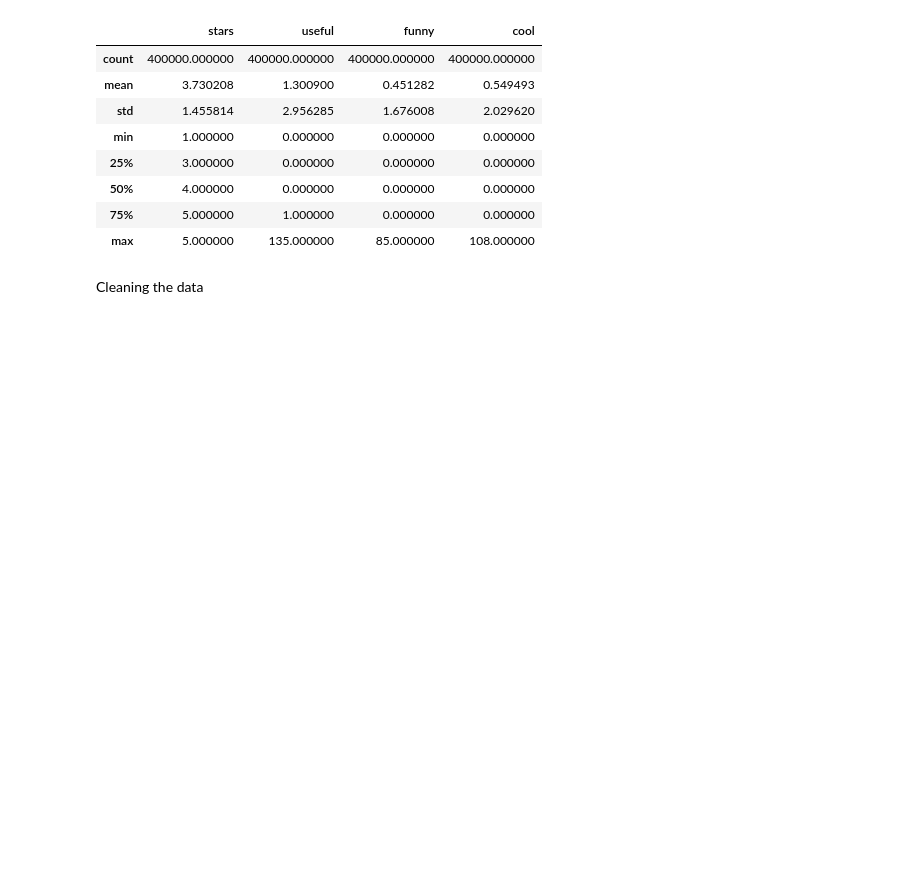
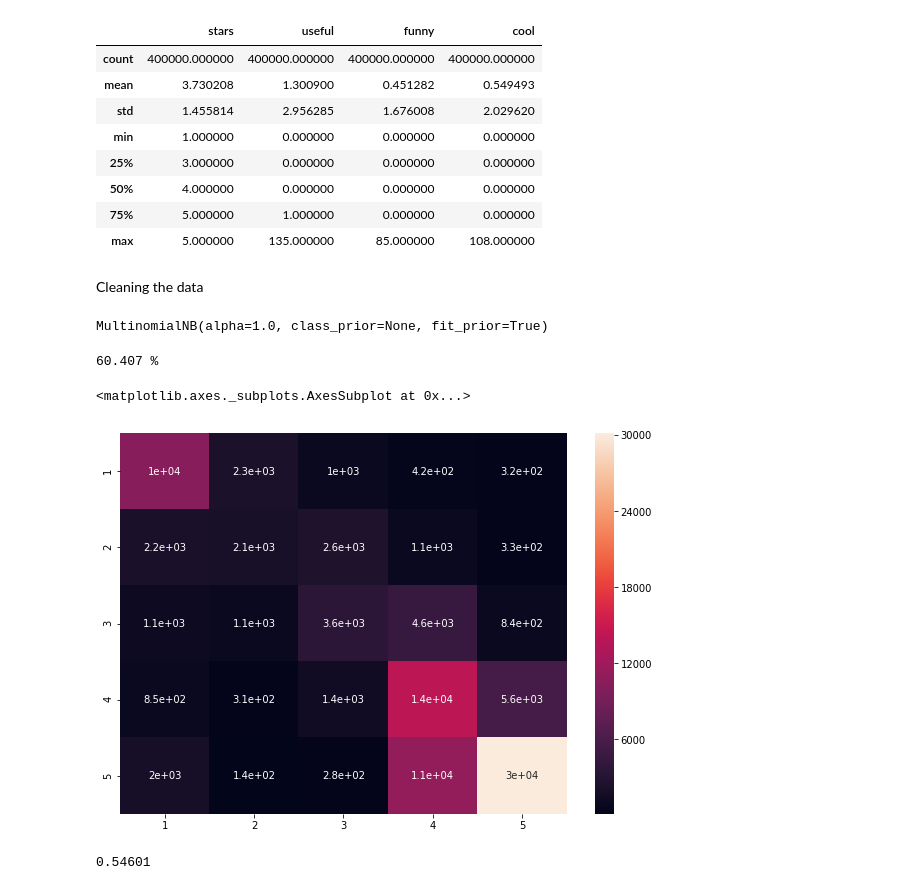
Before and after one commit to Giacky/NLPProject, a Jupyter notebook: Main.ipynb, the cells around one changed output. Cells and saved outputs as stored; diff of their text form; code cells hidden in the pictures; blank space fills up the shorter version.

```diff
--- a/Main.ipynb
+++ b/Main.ipynb
@@ -98,7 +99,35 @@ train = df_train['text'].values
 test = df_test['text'].values
 
 vectorizer = CountVectorizer()
-vectorizer.fit_transform(train)
+trainVecs = vectorizer.fit_transform(train)
+testVecs = vectorizer.transform(test)
 
-trainQvec = scipy.sparse.hstack([trainQ1vec, trainQ2vec])
-trainLabels = df_train['is_duplicate'].values
+trainStars = df_train['stars'].values
+testStars = df_test['stars'].values
+# %%
+from sklearn.naive_bayes import MultinomialNB
+classifierNB = MultinomialNB()
+classifierNB.fit(trainVecs, trainStars)
+# %% [output]
+MultinomialNB(alpha=1.0, class_prior=None, fit_prior=True)
+# %%
+testStars_predicted = classifierNB.predict(testVecs)
+print(classifierNB.score(testVecs, testStars)*100, "%")
+# %% [output]
+60.407 %
+# %%
+from sklearn.metrics import confusion_matrix
+confusion_matrix = confusion_matrix(testStars, testStars_predicted, labels=None, sample_weight=None)
+
+df_cm = pd.DataFrame(confusion_matrix, index = [i for i in "12345"],
+                  columns = [i for i in "12345"])
+plt.figure(figsize = (10,7))
+sns.heatmap(df_cm, annot=True)
+# %% [output]
+<matplotlib.axes._subplots.AxesSubplot at 0x...>
+[figure, added]
+# %%
+fad= num.abs(testStars - testStars_predicted)
+fad.mean()
+# %% [output]
+0.54601
```
Also changed, not shown: parts of 8 cells of this notebook.
